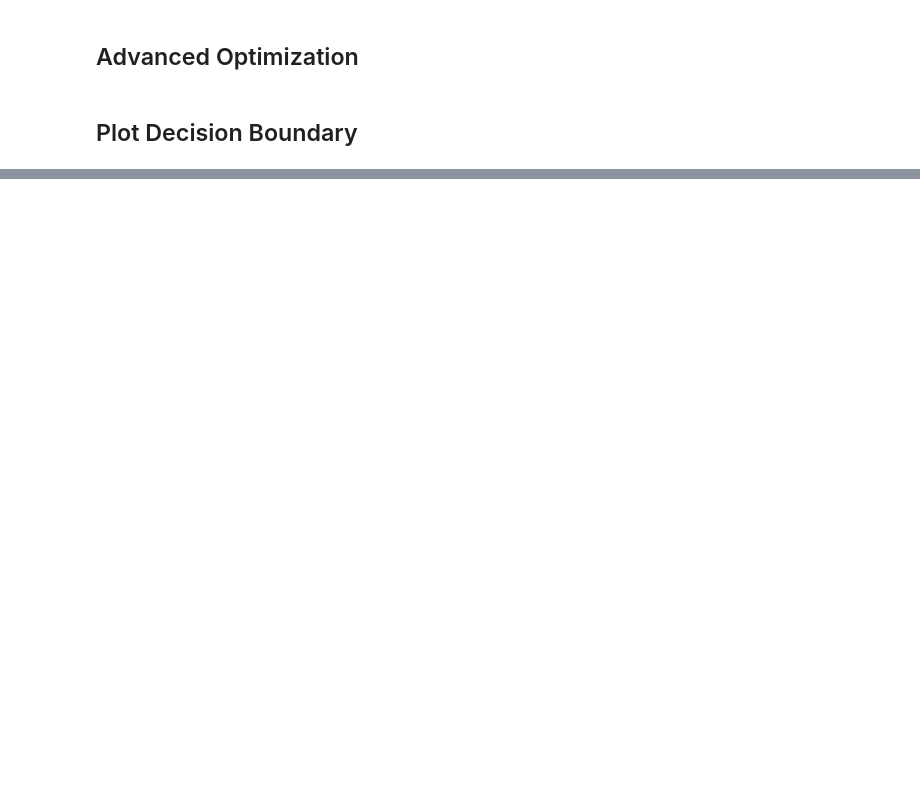
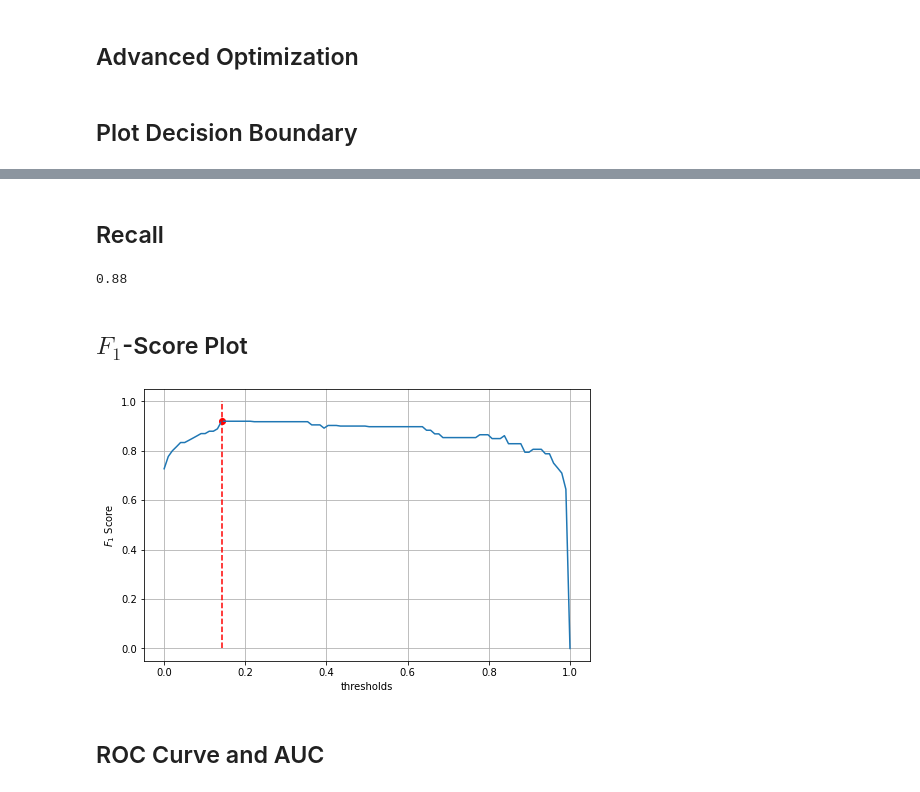
Before and after one commit to Zeruel92/hpc_exercices, a Jupyter notebook: LogisticRegression/LogisticRegression.ipynb, the cells around one changed output, grey strips where cells are left out. Drawn from its saved outputs; the diff is of its cells as text; code cells hidden in the pictures; blank space fills up the shorter version.

```diff
--- a/LogisticRegression/LogisticRegression.ipynb
+++ b/LogisticRegression/LogisticRegression.ipynb
@@ -129,0 +211,10 @@ plt.show()
+# %% [markdown]
+## Recall
+# %%
+from sklearn.metrics import recall_score
+
+np.round(recall_score(y_train,y_hat_train),2)
+# %% [output]
+0.88
+# %% [markdown]
+## $F_1$-Score Plot
@@ -129,0 +223,23 @@ plt.show()
+# %%
+thresholds = np.linspace(0,1,100)
+f1_scores = []
+for t in thresholds:
+    y_hat_train = h_train_score.copy()
+    y_hat_train[y_hat_train >= t] = 1
+    y_hat_train[y_hat_train < t] = 0
+    f1_scores.append(f1_score(y_train,y_hat_train))
+
+max_threshold_idx = np.argmax(f1_scores)
+# %%
+plt.figure(figsize=(8,5))
+plt.plot(thresholds,f1_scores)
+plt.scatter(thresholds[max_threshold_idx],f1_scores[max_threshold_idx], c='r')
+plt.vlines(thresholds[max_threshold_idx],0,1,colors='r',linestyles='dashed')
+plt.xlabel('thresholds')
+plt.ylabel(r'$F_1$ Score')
+plt.grid()
+plt.show()
+# %% [output]
+[figure, added]
+# %% [markdown]
+## ROC Curve and AUC
```
Also changed, not shown: parts of 17 cells of this notebook.
